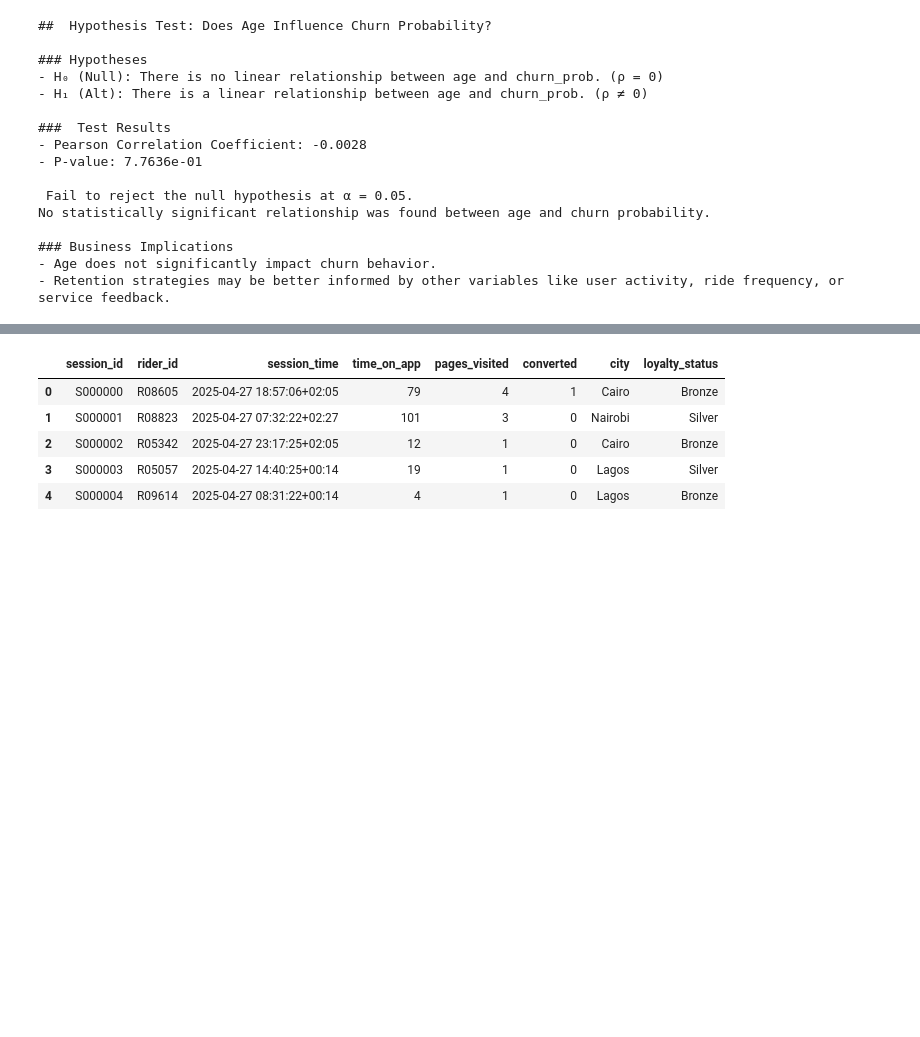
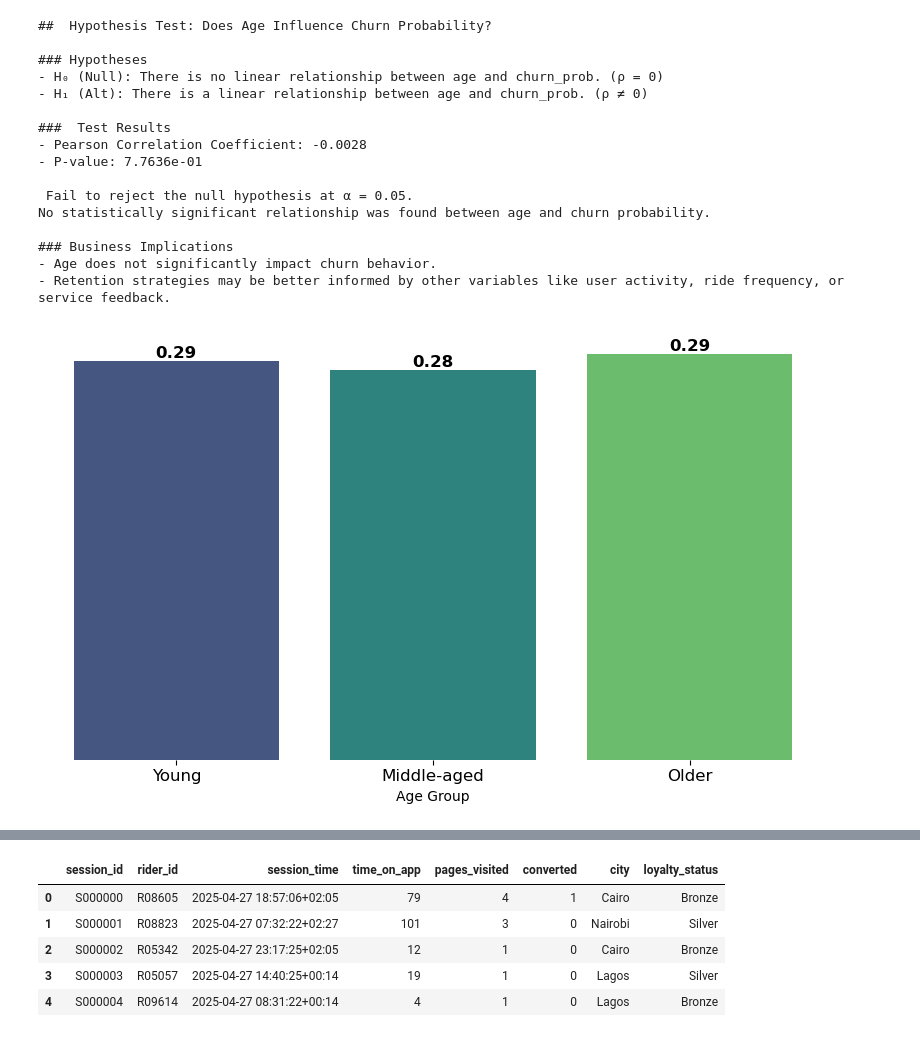
Before and after one commit to Richard-Gidi/Ridewise, a Jupyter notebook: EDA.ipynb, the cells around one changed output, grey strips where cells are left out. Saved outputs shown, nothing was run; the diff lists cells and outputs as text; code cells hidden in the pictures; blank space fills up the shorter version.

```diff
--- a/EDA.ipynb
+++ b/EDA.ipynb
@@ -780,3 +780,49 @@ No statistically significant relationship was found between age and churn probab
 ### Business Implications
 - Age does not significantly impact churn behavior.
 - Retention strategies may be better informed by other variables like user activity, ride frequency, or service feedback.
+# %%
+# Group age
+def assign_age_group(age):
+    if age < 30:
+        return 'Young'
+    elif 30 <= age < 50:
+        return 'Middle-aged'
+    else:
+        return 'Older'
+
+riders['age_group'] = riders['age'].apply(assign_age_group)
+# %%
+#Average Churn Probability per Age Group
+churn_by_age_group = riders.groupby('age_group')['churn_prob'].mean().reset_index()
+
+# Ensure age group order
+age_order = ['Young', 'Middle-aged', 'Older']
+churn_by_age_group['age_group'] = pd.Categorical(churn_by_age_group['age_group'], categories=age_order, ordered=True)
+
+churn_by_age_group = churn_by_age_group.sort_values('churn_prob', ascending=False)
+
+plt.figure(figsize=(8, 5))
+ax = sns.barplot(
+    data=churn_by_age_group,
+    x='age_group',
+    y='churn_prob',
+    palette='viridis'
+)
+
+# 🔢 Add data labels on bars
+for p in ax.patches:
+    height = p.get_height()
+    ax.annotate(f'{height:.2f}', (p.get_x() + p.get_width() / 2, height),
+                ha='center', va='bottom', fontsize=12, fontweight='bold', color='black')
+
+
+ax.set_title("")
+ax.set_ylabel("")
+ax.set_yticks([])
+ax.set_xlabel("Age Group")
+ax.set_xticklabels(ax.get_xticklabels(), fontsize=12)
+sns.despine(left=True, bottom=True)
+plt.tight_layout()
+plt.show()
+# %% [output]
+[figure, added]
```
Also changed, not shown: parts of 2 cells of this notebook.
